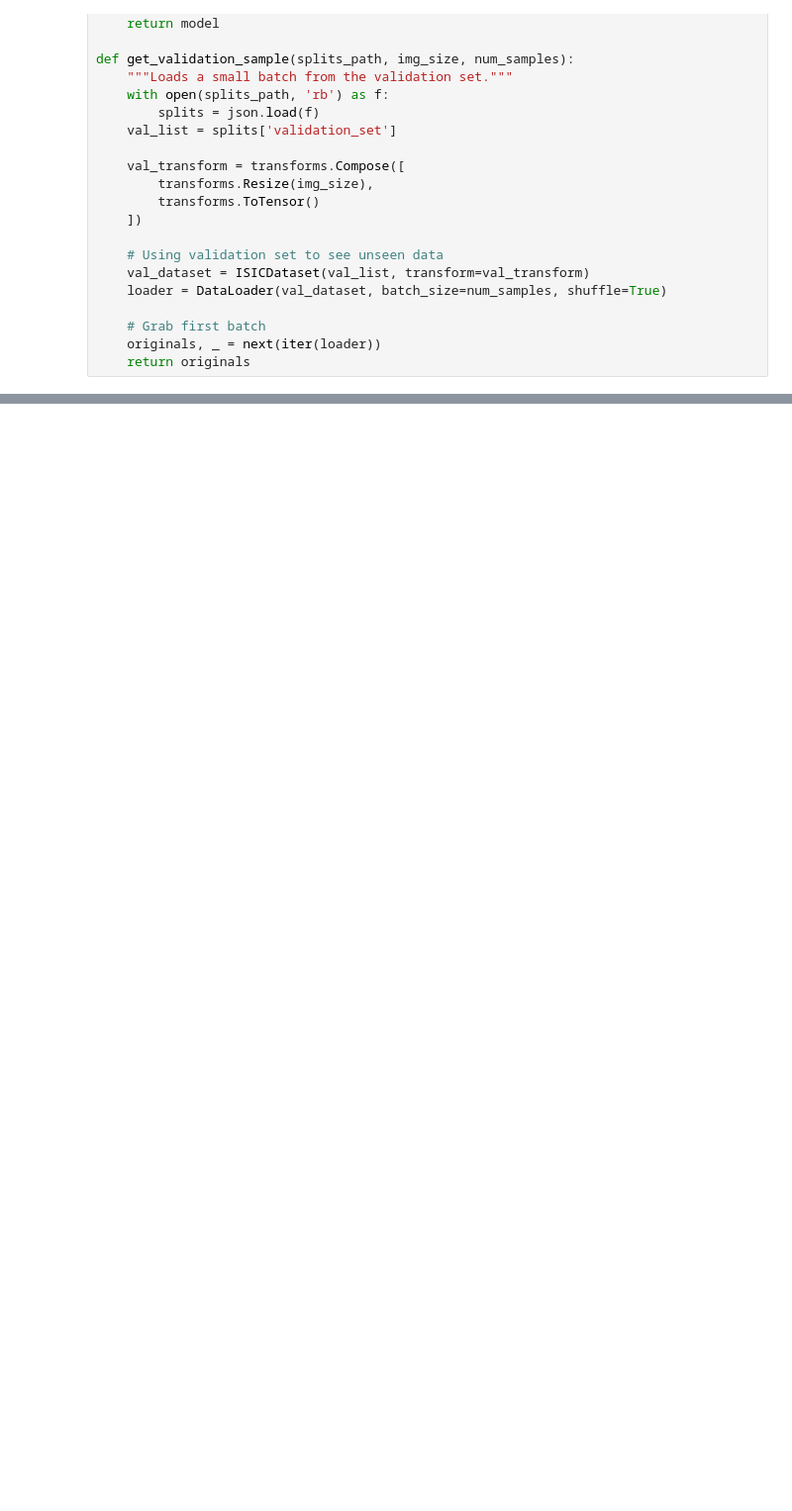
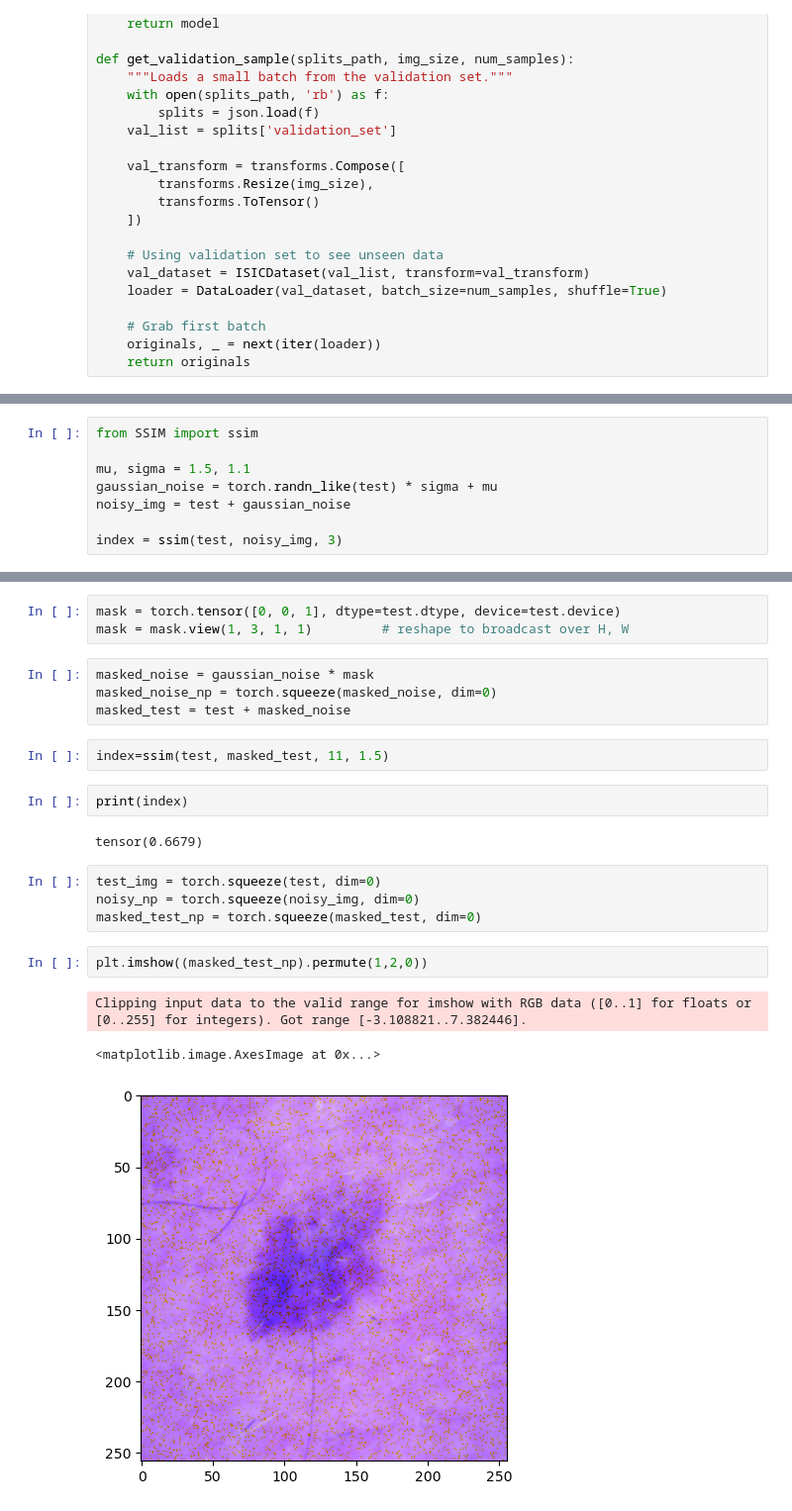
Before and after one commit to mattyli/SkinCancerNet, a Jupyter notebook: models/HairRemovalVAE/validation.ipynb, the cells around one changed output, grey strips where cells are left out. Shown at 99% size. Cells and saved outputs as stored; diff of their text form; blank space fills up the shorter version.

```diff
--- a/models/HairRemovalVAE/validation.ipynb
+++ b/models/HairRemovalVAE/validation.ipynb
@@ -132,0 +147,8 @@ Plotting results...
+# %%
+from SSIM import ssim
+
+mu, sigma = 1.5, 1.1
+gaussian_noise = torch.randn_like(test) * sigma + mu
+noisy_img = test + gaussian_noise
+
+index = ssim(test, noisy_img, 3)
@@ -132,0 +159,23 @@ Plotting results...
+# %%
+mask = torch.tensor([0, 0, 1], dtype=test.dtype, device=test.device)
+mask = mask.view(1, 3, 1, 1)         # reshape to broadcast over H, W
+# %%
+masked_noise = gaussian_noise * mask
+masked_noise_np = torch.squeeze(masked_noise, dim=0)
+masked_test = test + masked_noise
+# %%
+index=ssim(test, masked_test, 11, 1.5)
+# %%
+print(index)
+# %% [output]
+tensor(0.6679)
+# %%
+test_img = torch.squeeze(test, dim=0)
+noisy_np = torch.squeeze(noisy_img, dim=0)
+masked_test_np = torch.squeeze(masked_test, dim=0)
+# %%
+plt.imshow((masked_test_np).permute(1,2,0))
+# %% [output]
+Clipping input data to the valid range for imshow with RGB data ([0..1] for floats or [0..255] for integers). Got range [-3.108821..7.382446].
+<matplotlib.image.AxesImage at 0x...>
+[figure, added]
```
Also changed, not shown: parts of 9 cells of this notebook, 6 other files.
